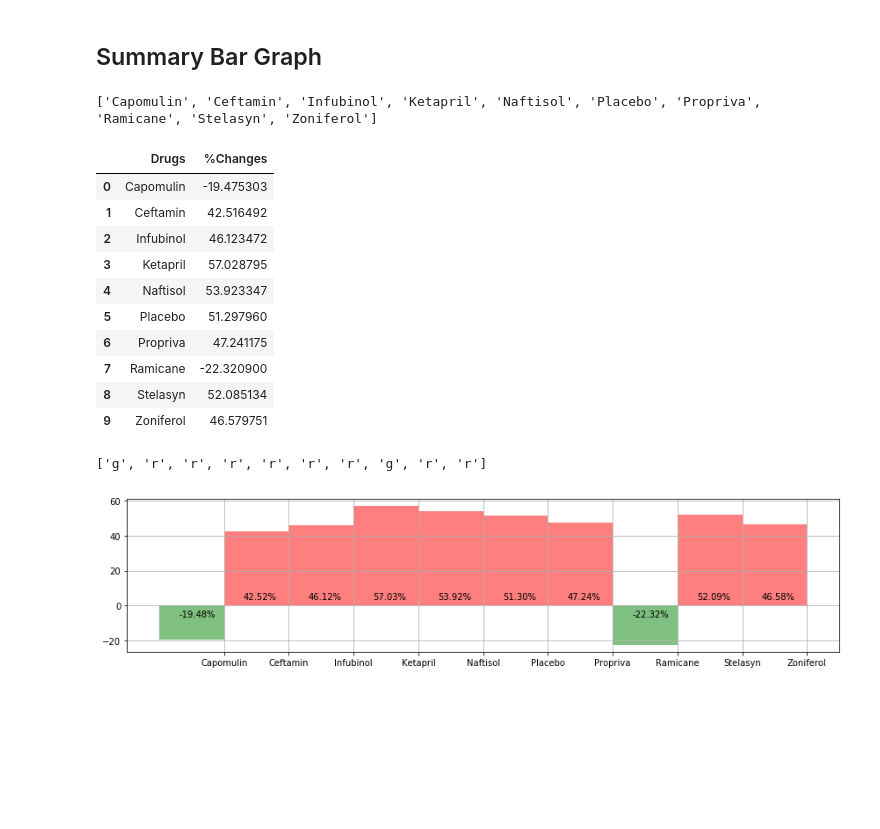
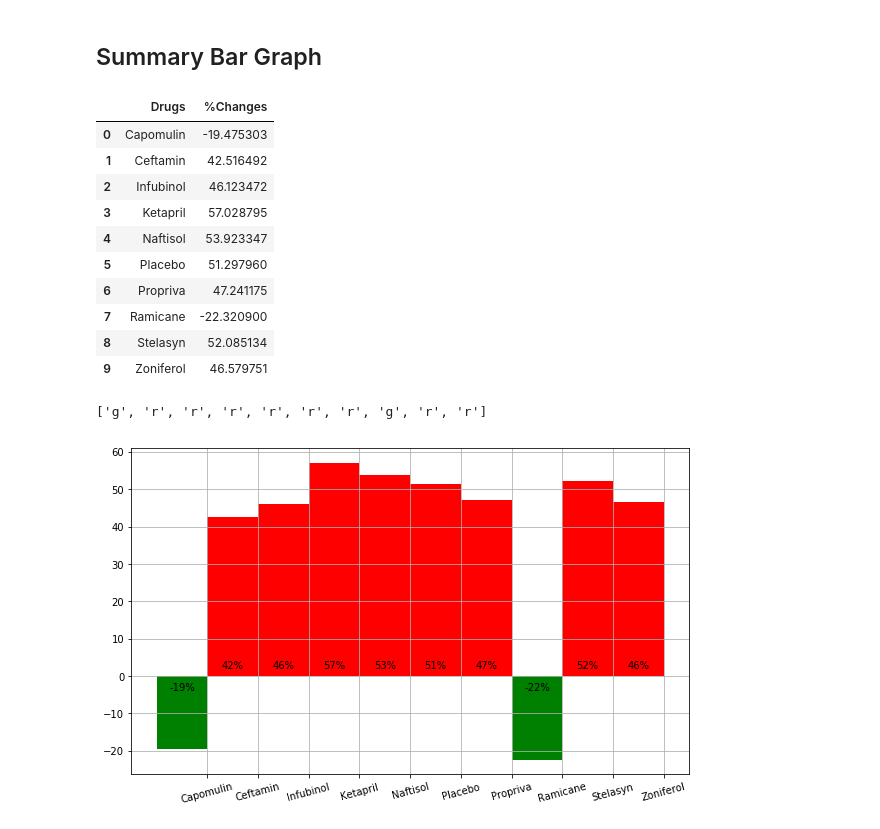
Before and after one commit to 8135tao/Matplotlib, a Jupyter notebook: pymaceuticals_complete.ipynb, the cells around one changed output. Saved outputs shown, nothing was run; the diff lists cells and outputs as text; code cells hidden in the pictures; blank space fills up the shorter version.

Commit message:
Updated functions for autolabel, added report

```diff
--- a/pymaceuticals_complete.ipynb
+++ b/pymaceuticals_complete.ipynb
@@ -254,11 +247,8 @@ we only plot the following drugs: ['Capomulin', 'Ceftamin', 'Infubinol']
 # Calculate the percent changes for each drug
 
 # Display the data to confirm
+list_of_drugs = [name[1] for name in list(mean_tvol_df_ref.keys())]
 Mean_Tumor_Volume = gp_drug_time["Tumor Volume (mm3)"].mean()
-
-
-print(list_of_drugs)
-
 records = [pd.Series(Mean_Tumor_Volume[name]).reset_index()["Tumor Volume (mm3)"] for name in list_of_drugs]
 #list_of_drugs
 changes = [(record.iloc[-1]-record.iloc[0])/record.iloc[0]*100 for record in records]
@@ -266,7 +256,6 @@ changes = [(record.iloc[-1]-record.iloc[0])/record.iloc[0]*100 for record in rec
 changes_df = pd.DataFrame({"Drugs": list_of_drugs,"%Changes":changes})
 changes_df
 # %% [output]
-['Capomulin', 'Ceftamin', 'Infubinol', 'Ketapril', 'Naftisol', 'Placebo', 'Propriva', 'Ramicane', 'Stelasyn', 'Zoniferol']
 |  | Drugs | %Changes |
 | 0 | Capomulin | -19.475303 |
 | 1 | Ceftamin | 42.516492 |
@@ -280,37 +269,61 @@ changes_df
 | 9 | Zoniferol | 46.579751 |
 # %%
 # Store all Relevant Percent Changes into a Tuple
-
 
 # Splice the data between passing and failing drugs
 
 colors = ['r' if change>0 else 'g' for change in changes]
 print(colors)
 
-# Orient widths. Add labels, tick marks, etc.
 
 width = 1
-# Use functions to label the percentages of changes
-# Call functions to implement the function calls
 
-plt.figure(figsize=(12,3))
+fig, ax = plt.subplots(1,1,figsize=(10,6))
+
+
 
 x_axis = changes_df.index
 tick_locations = [value for value in x_axis]
 
-plt.bar(x_axis, changes_df["%Changes"],width=-1, color=colors, alpha=0.5, align="edge")
-plt.xticks(tick_locations, changes_df["Drugs"], rotation=0)
+bars = ax.bar(x_axis, changes_df["%Changes"],width=-1, color=colors, align="edge")
+plt.xticks(tick_locations, changes_df["Drugs"], rotation=15)
 
-for index,value in enumerate(changes):
-    plt.text(s="{:.2f}%".format(value), x=index-0.7, y=-1.5+np.sign(value)*5, color="k")
 
+
+def autolabel(rects, ax):
+    # Get y-axis height to calculate label position from.
+    #(y_bottom, y_top) = ax.get_ylim()
+    #y_height = y_top - y_bottom
+
+    for rect in rects:
+        height = rect.get_height()
+        width = rect.get_width()
+        left = rect.get_x()
+        bottom = rect.get_y()
+        # Fraction of axis height taken up by this rectangle
+        #p_height = (height / y_height)
+
+        # If we can fit the label above the column, do that;
+        # otherwise, put it inside the column.
+        '''
+        if p_height > 0.95: # arbitrary; 95% looked good to me.
+            label_position = height - (y_height * 0.05)
+        else:
+            label_position = height + (y_height * 0.01)
+        '''
+        ax.text(left + width/2.,
+
+                bottom+3*np.sign(height)-1.5,
+
+                '%d' % int(height)+'%',
+                ha='center', va='bottom')
+
+
+autolabel(bars,ax)
 # Save the Figure
-
-plt.tight_layout()
-
 plt.grid()
 # Show the Figure
 plt.show()
 # %% [output]
 ['g', 'r', 'r', 'r', 'r', 'r', 'r', 'g', 'r', 'r']
-[figure, old version]
+[figure, new version]
```
Also changed, not shown: parts of 3 cells of this notebook, 1 other file.
